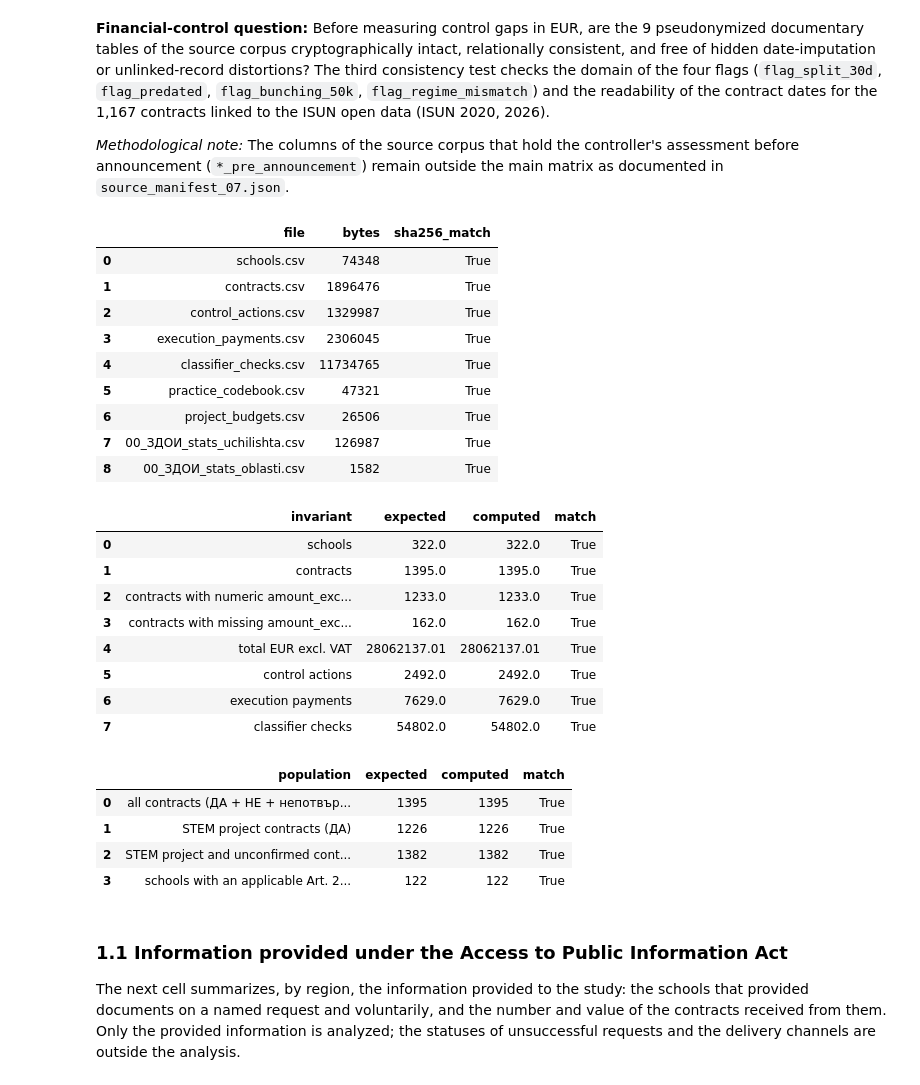
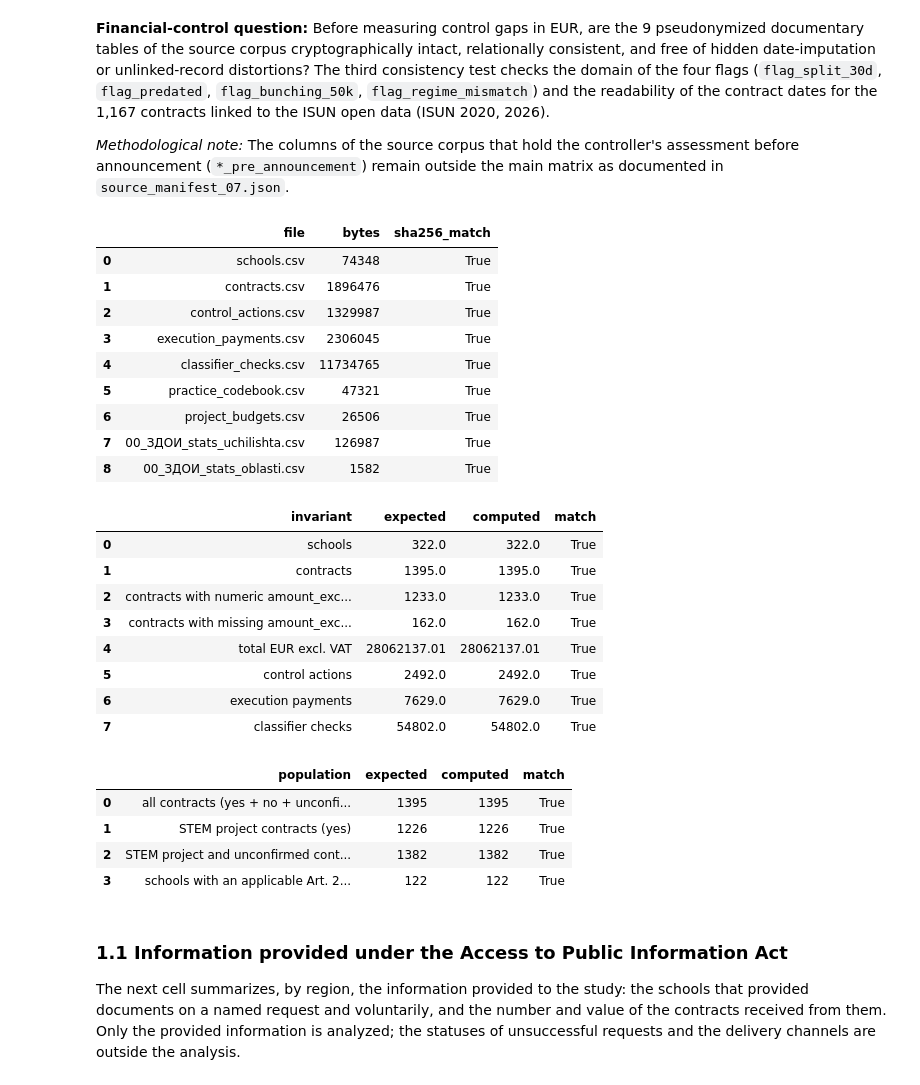
Before and after one commit to beluhov/ex-ante-legality-control-foi, a Jupyter notebook: FOI_ExAnte_Legality_Control.ipynb, the cells around one changed output. Drawn from its saved outputs; the diff is of its cells as text; code cells hidden in the pictures.

```diff
--- a/FOI_ExAnte_Legality_Control.ipynb
+++ b/FOI_ExAnte_Legality_Control.ipynb
@@ -253,10 +265,10 @@ assert invariants["match"].all()
 
 populations = pd.DataFrame(
     [
-        ("all contracts (ДА + НЕ + непотвърден)", 1395, len(contracts)),
-        ("STEM project contracts (ДА)", 1226, int((contracts["is_stem_project"] == "ДА").sum())),
+        ("all contracts (yes + no + unconfirmed)", 1395, len(contracts)),
+        ("STEM project contracts (yes)", 1226, int((contracts["is_stem_project"] == "ДА").sum())),
         (
-            "STEM project and unconfirmed contracts (ДА + непотвърден)",
+            "STEM project and unconfirmed contracts (yes + unconfirmed)",
             1382,
             int(contracts["is_stem_project"].isin(["ДА", "непотвърден"]).sum()),
         ),
@@ -268,35 +280,35 @@ populations = pd.DataFrame(
     ],
     columns=["population", "expected", "computed"],
 )
 populations["match"] = populations["expected"] == populations["computed"]
 assert populations["match"].all()
 
 display(pd.DataFrame(sha_rows))
 display(invariants)
 display(populations)
 # %% [output]
 |  | file | bytes | sha256_match |
 | 0 | schools.csv | 74348 | True |
 | 1 | contracts.csv | 1896476 | True |
 | 2 | control_actions.csv | 1329987 | True |
 | 3 | execution_payments.csv | 2306045 | True |
 | 4 | classifier_checks.csv | 11734765 | True |
 | 5 | practice_codebook.csv | 47321 | True |
 | 6 | project_budgets.csv | 26506 | True |
 | 7 | 00_ЗДОИ_stats_uchilishta.csv | 126987 | True |
 | 8 | 00_ЗДОИ_stats_oblasti.csv | 1582 | True |
 |  | invariant | expected | computed | match |
 | 0 | schools | 322.0 | 322.0 | True |
 | 1 | contracts | 1395.0 | 1395.0 | True |
 | 2 | contracts with numeric amount_exc... | 1233.0 | 1233.0 | True |
 | 3 | contracts with missing amount_exc... | 162.0 | 162.0 | True |
 | 4 | total EUR excl. VAT | 28062137.01 | 28062137.01 | True |
 | 5 | control actions | 2492.0 | 2492.0 | True |
 | 6 | execution payments | 7629.0 | 7629.0 | True |
 | 7 | classifier checks | 54802.0 | 54802.0 | True |
 |  | population | expected | computed | match |
-| 0 | all contracts (ДА + НЕ + непотвър... | 1395 | 1395 | True |
-| 1 | STEM project contracts (ДА) | 1226 | 1226 | True |
+| 0 | all contracts (yes + no + unconfi... | 1395 | 1395 | True |
+| 1 | STEM project contracts (yes) | 1226 | 1226 | True |
 | 2 | STEM project and unconfirmed cont... | 1382 | 1382 | True |
 | 3 | schools with an applicable Art. 2... | 122 | 122 | True |
 # %% [markdown]
```
Also changed, not shown: parts of 6 cells of this notebook.
